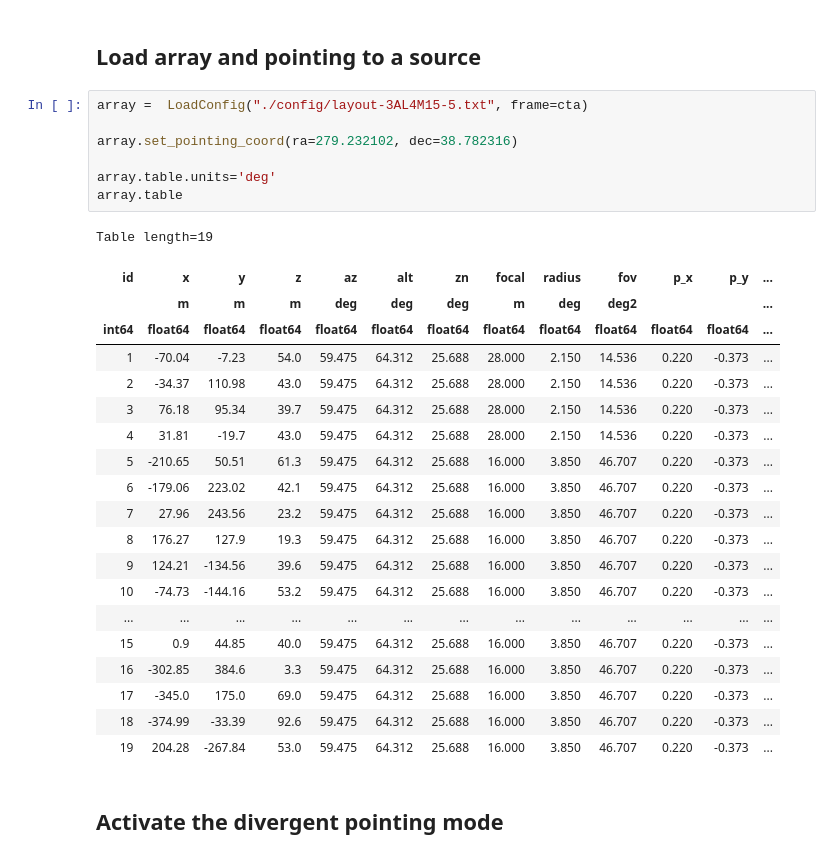
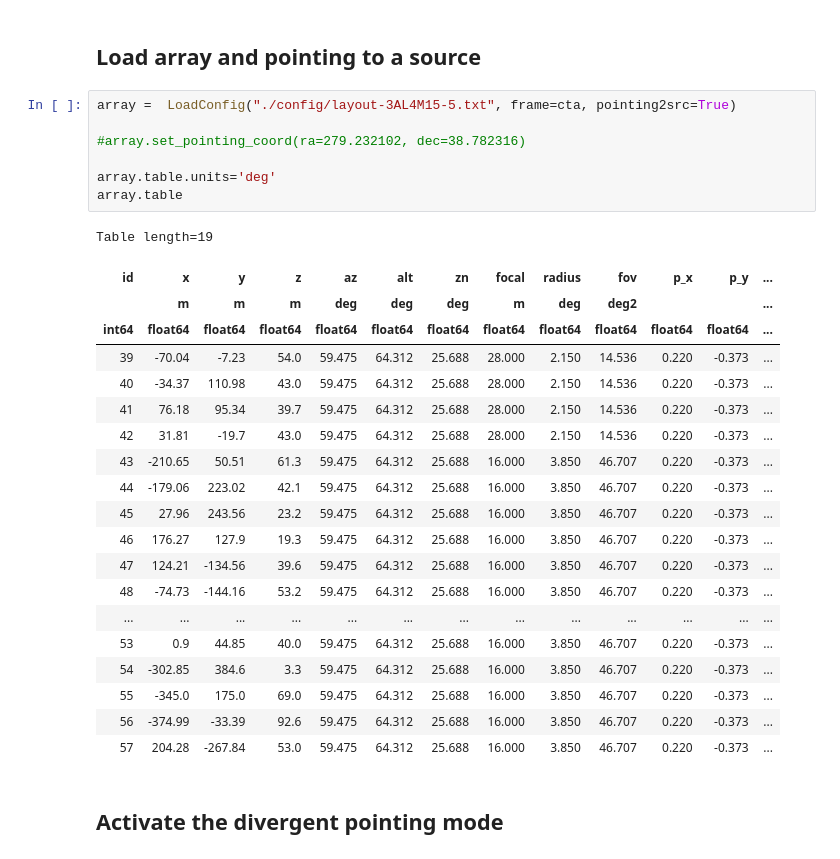
Before and after one commit to HESOFTS/Divergent-Pointing, a Jupyter notebook: Tutorial_2_CTA_Info.ipynb, the cells around one changed output. Drawn from its saved outputs; the diff is of its cells as text.

```diff
--- a/Tutorial_2_CTA_Info.ipynb
+++ b/Tutorial_2_CTA_Info.ipynb
@@ -33,33 +35,33 @@ cta.navigation_plot(label="Vega")
 # %% [markdown]
 ## Load array and pointing to a source
 # %%
-array =  LoadConfig("./config/layout-3AL4M15-5.txt", frame=cta)
+array =  LoadConfig("./config/layout-3AL4M15-5.txt", frame=cta, pointing2src=True)
 
-array.set_pointing_coord(ra=279.232102, dec=38.782316)
+#array.set_pointing_coord(ra=279.232102, dec=38.782316)
 
 array.table.units='deg'
 array.table
 # %% [output]
 Table length=19
 | id | x | y | z | az | alt | zn | focal | radius | fov | p_x | p_y | ... |
 |  | m | m | m | deg | deg | deg | m | deg | deg2 |  |  | ... |
 | int64 | float64 | float64 | float64 | float64 | float64 | float64 | float64 | float64 | float64 | float64 | float64 | ... |
-| 1 | -70.04 | -7.23 | 54.0 | 59.475 | 64.312 | 25.688 | 28.000 | 2.150 | 14.536 | 0.220 | -0.373 | ... |
-| 2 | -34.37 | 110.98 | 43.0 | 59.475 | 64.312 | 25.688 | 28.000 | 2.150 | 14.536 | 0.220 | -0.373 | ... |
-| 3 | 76.18 | 95.34 | 39.7 | 59.475 | 64.312 | 25.688 | 28.000 | 2.150 | 14.536 | 0.220 | -0.373 | ... |
-| 4 | 31.81 | -19.7 | 43.0 | 59.475 | 64.312 | 25.688 | 28.000 | 2.150 | 14.536 | 0.220 | -0.373 | ... |
-| 5 | -210.65 | 50.51 | 61.3 | 59.475 | 64.312 | 25.688 | 16.000 | 3.850 | 46.707 | 0.220 | -0.373 | ... |
-| 6 | -179.06 | 223.02 | 42.1 | 59.475 | 64.312 | 25.688 | 16.000 | 3.850 | 46.707 | 0.220 | -0.373 | ... |
-| 7 | 27.96 | 243.56 | 23.2 | 59.475 | 64.312 | 25.688 | 16.000 | 3.850 | 46.707 | 0.220 | -0.373 | ... |
-| 8 | 176.27 | 127.9 | 19.3 | 59.475 | 64.312 | 25.688 | 16.000 | 3.850 | 46.707 | 0.220 | -0.373 | ... |
-| 9 | 124.21 | -134.56 | 39.6 | 59.475 | 64.312 | 25.688 | 16.000 | 3.850 | 46.707 | 0.220 | -0.373 | ... |
-| 10 | -74.73 | -144.16 | 53.2 | 59.475 | 64.312 | 25.688 | 16.000 | 3.850 | 46.707 | 0.220 | -0.373 | ... |
+| 39 | -70.04 | -7.23 | 54.0 | 59.475 | 64.312 | 25.688 | 28.000 | 2.150 | 14.536 | 0.220 | -0.373 | ... |
+| 40 | -34.37 | 110.98 | 43.0 | 59.475 | 64.312 | 25.688 | 28.000 | 2.150 | 14.536 | 0.220 | -0.373 | ... |
+| 41 | 76.18 | 95.34 | 39.7 | 59.475 | 64.312 | 25.688 | 28.000 | 2.150 | 14.536 | 0.220 | -0.373 | ... |
+| 42 | 31.81 | -19.7 | 43.0 | 59.475 | 64.312 | 25.688 | 28.000 | 2.150 | 14.536 | 0.220 | -0.373 | ... |
+| 43 | -210.65 | 50.51 | 61.3 | 59.475 | 64.312 | 25.688 | 16.000 | 3.850 | 46.707 | 0.220 | -0.373 | ... |
+| 44 | -179.06 | 223.02 | 42.1 | 59.475 | 64.312 | 25.688 | 16.000 | 3.850 | 46.707 | 0.220 | -0.373 | ... |
+| 45 | 27.96 | 243.56 | 23.2 | 59.475 | 64.312 | 25.688 | 16.000 | 3.850 | 46.707 | 0.220 | -0.373 | ... |
+| 46 | 176.27 | 127.9 | 19.3 | 59.475 | 64.312 | 25.688 | 16.000 | 3.850 | 46.707 | 0.220 | -0.373 | ... |
+| 47 | 124.21 | -134.56 | 39.6 | 59.475 | 64.312 | 25.688 | 16.000 | 3.850 | 46.707 | 0.220 | -0.373 | ... |
+| 48 | -74.73 | -144.16 | 53.2 | 59.475 | 64.312 | 25.688 | 16.000 | 3.850 | 46.707 | 0.220 | -0.373 | ... |
 | ... | ... | ... | ... | ... | ... | ... | ... | ... | ... | ... | ... | ... |
-| 15 | 0.9 | 44.85 | 40.0 | 59.475 | 64.312 | 25.688 | 16.000 | 3.850 | 46.707 | 0.220 | -0.373 | ... |
-| 16 | -302.85 | 384.6 | 3.3 | 59.475 | 64.312 | 25.688 | 16.000 | 3.850 | 46.707 | 0.220 | -0.373 | ... |
-| 17 | -345.0 | 175.0 | 69.0 | 59.475 | 64.312 | 25.688 | 16.000 | 3.850 | 46.707 | 0.220 | -0.373 | ... |
-| 18 | -374.99 | -33.39 | 92.6 | 59.475 | 64.312 | 25.688 | 16.000 | 3.850 | 46.707 | 0.220 | -0.373 | ... |
-| 19 | 204.28 | -267.84 | 53.0 | 59.475 | 64.312 | 25.688 | 16.000 | 3.850 | 46.707 | 0.220 | -0.373 | ... |
+| 53 | 0.9 | 44.85 | 40.0 | 59.475 | 64.312 | 25.688 | 16.000 | 3.850 | 46.707 | 0.220 | -0.373 | ... |
+| 54 | -302.85 | 384.6 | 3.3 | 59.475 | 64.312 | 25.688 | 16.000 | 3.850 | 46.707 | 0.220 | -0.373 | ... |
+| 55 | -345.0 | 175.0 | 69.0 | 59.475 | 64.312 | 25.688 | 16.000 | 3.850 | 46.707 | 0.220 | -0.373 | ... |
+| 56 | -374.99 | -33.39 | 92.6 | 59.475 | 64.312 | 25.688 | 16.000 | 3.850 | 46.707 | 0.220 | -0.373 | ... |
+| 57 | 204.28 | -267.84 | 53.0 | 59.475 | 64.312 | 25.688 | 16.000 | 3.850 | 46.707 | 0.220 | -0.373 | ... |
 # %% [markdown]
 ## Activate the divergent pointing mode
 # %%
```
Also changed, not shown: parts of 4 cells of this notebook, 3 other files.
